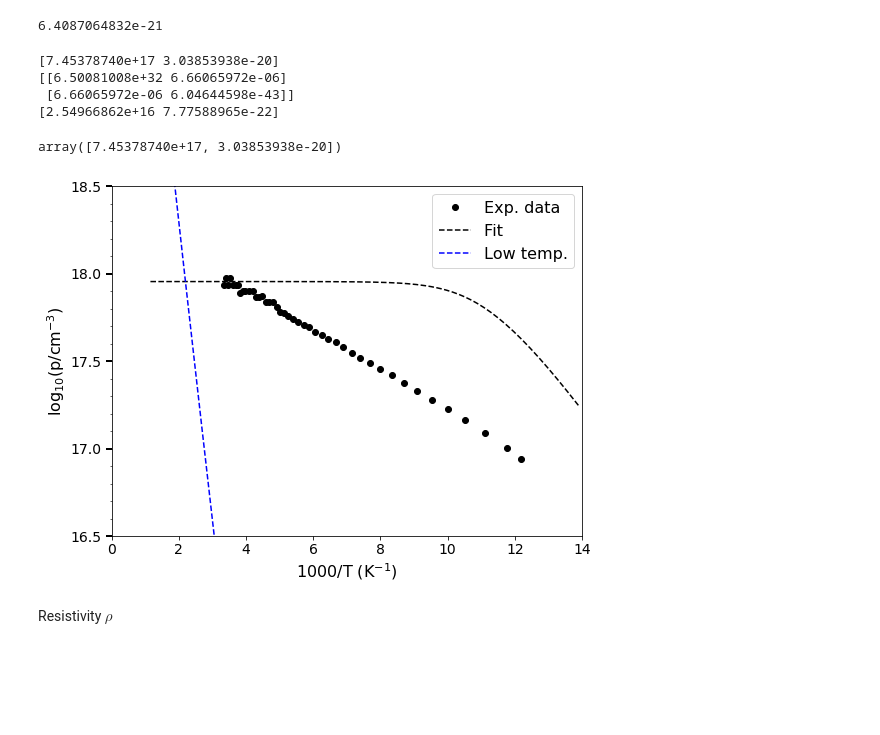
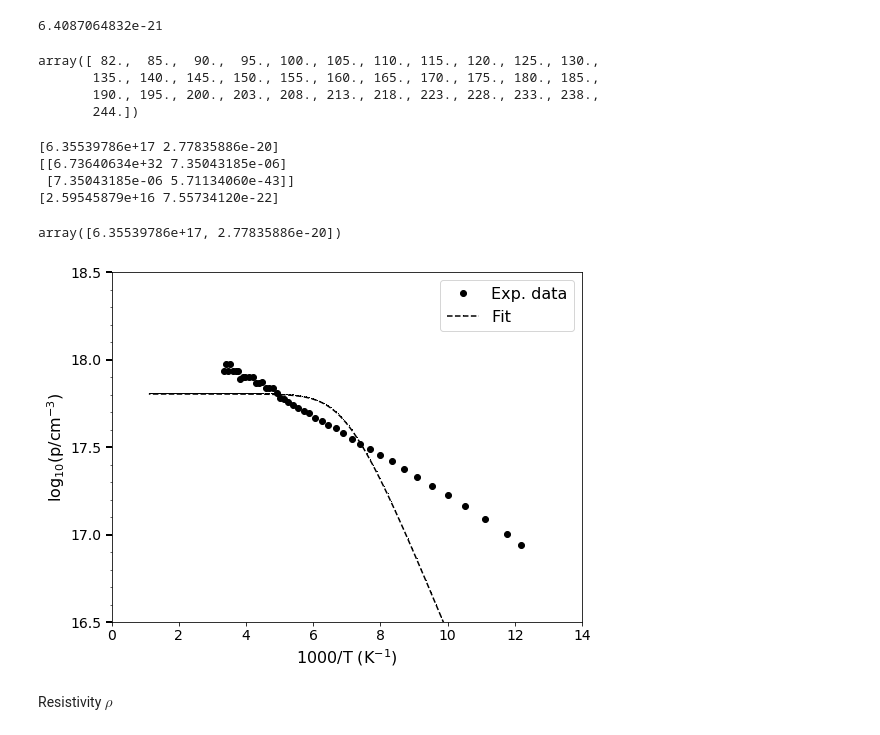
Before and after one commit to iyanmv/APL_ws18-19, a Jupyter notebook: Hall/Hall_effect.ipynb, the cells around one changed output. Saved outputs shown, nothing was run; the diff lists cells and outputs as text; code cells hidden in the pictures; blank space fills up the shorter version.

```diff
--- a/Hall/Hall_effect.ipynb
+++ b/Hall/Hall_effect.ipynb
@@ -358,18 +358,18 @@ data3.head()
 #def Nv(x):
 #    return 2 * (2 * np.pi * m_dh * cte.Boltzmann * 1000 / (cte.Planck**2 * x))**(3/2)
 # %%
-def Nv(x):
+def Nv(T):
     # x = 1000 / T
     kB = cte['Boltzmann constant'][0]
     m0 = cte['electron mass'][0]
     h = cte['Planck constant'][0]
     mdh = 0.689 * m0
-    return 2 * np.power((2000 * np.pi * mdh * kB / (x * h**2)), 3/2)
+    return 2 * np.power((2 * np.pi * mdh * kB * T / h**2), 3/2)
 # %%
-def p_full(x, Na, Ea):
+def p_full(T, Na, Ea):
     # x = 1000 / T
     kB = cte['Boltzmann constant'][0]
-    return 2 * Na / (1 + np.sqrt(1 + 16 * Na / Nv(x) * np.exp(Ea * x / (1000 * kB))))
+    return 2 * Na / (1 + np.sqrt(1 + 16 * Na / Nv(T) * np.exp(Ea / (kB * T))))
 # %%
 def p_approx(x, Na, Ea):
     kB = cte['Boltzmann constant'][0]
@@ -394,43 +394,50 @@ eV = cte['electron volt'][0]
 40e-3 * eV
 # %% [output]
 6.4087064832e-21
+# %%
+T3[:-10]
+# %% [output]
+array([ 82.,  85.,  90.,  95., 100., 105., 110., 115., 120., 125., 130.,
+       135., 140., 145., 150., 155., 160., 165., 170., 175., 180., 185.,
+       190., 195., 200., 203., 208., 213., 218., 223., 228., 233., 238.,
+       244.])
 # %%
-popt1, pcov1 = curve_fit(p_full, 1000/T3, p3, p0=(7*10**17, 10**-20))
+popt1, pcov1 = curve_fit(p_full, T3[:-10], p3[:-10], p0=(1e18, 4e-20))
 print(popt1)
 print(pcov1)
 perr1 = np.sqrt(np.diag(pcov1))
 print(perr1)
 # %% [output]
-[7.45378740e+17 3.03853938e-20]
-[[6.50081008e+32 6.66065972e-06]
- [6.66065972e-06 6.04644598e-43]]
-[2.54966862e+16 7.77588965e-22]
+[6.35539786e+17 2.77835886e-20]
+[[6.73640634e+32 7.35043185e-06]
+ [7.35043185e-06 5.71134060e-43]]
+[2.59545879e+16 7.55734120e-22]
 # %%
 popt1
 # %% [output]
-array([7.45378740e+17, 3.03853938e-20])
+array([6.35539786e+17, 2.77835886e-20])
 # %%
 fig, ax = plt.subplots(1,1, figsize=(8,6))
 ax.plot(1000/T3, np.log10(p3), 'ko', label='Exp. data')
 T = np.linspace(72, 900, 500)
-ax.plot(1000/T, np.log10(p_full(1000/T, 9e17, .16e-19)), 'k--', label='Fit')
+ax.plot(1000/T, np.log10(p_full(T, *popt1)), 'k--,', label='Fit')
 #ax.plot(1000/T, np.log10(p_full(1000/T, *popt1)), 'b--', label='Fit2')
 #ax.plot(1000/T, np.log10(p_full(1000/T, 2.00095673e+18, 1.5e-23)), 'k--', label='Fit')
-ax.plot(1000/T, np.log10(p_approx(1000/T, 1e18, 10e-20)), 'b--', label='Low temp.')
+#ax.plot(1000/T, np.log10(p_approx(1000/T, 1e18, 10e-20)), 'b--', label='Low temp.')
 #ax.plot(1000/T, np.log10(p_full(1000/T, 10**popt1[0], popt1[1])), 'k--', label='Fit')
 ax.set_xlabel('1000/T (K$^{-1}$)', fontsize=16)
 ax.set_ylabel('$\log_{10}($p/cm$^{-3}$)', fontsize=16)
 ax.set_yticks(np.arange(16.5,18.6,.5))
 ax.tick_params(axis='y', which='major', direction='out', length=6, width=2)
 ax.set_yticks(np.arange(16.5,19,.1), minor=True)
 ax.set_xbound(0,14)
 ax.set_ybound(16.5,18.5)
 ax.legend(loc=0, fontsize=16)
 plt.tight_layout()
 if save_figs:
     save_fig(fig, 'carrier_density')
 # %% [output]
-[figure, old version]
+[figure, new version]
 # %% [markdown]
 Resistivity $\rho$
 # %%
```
